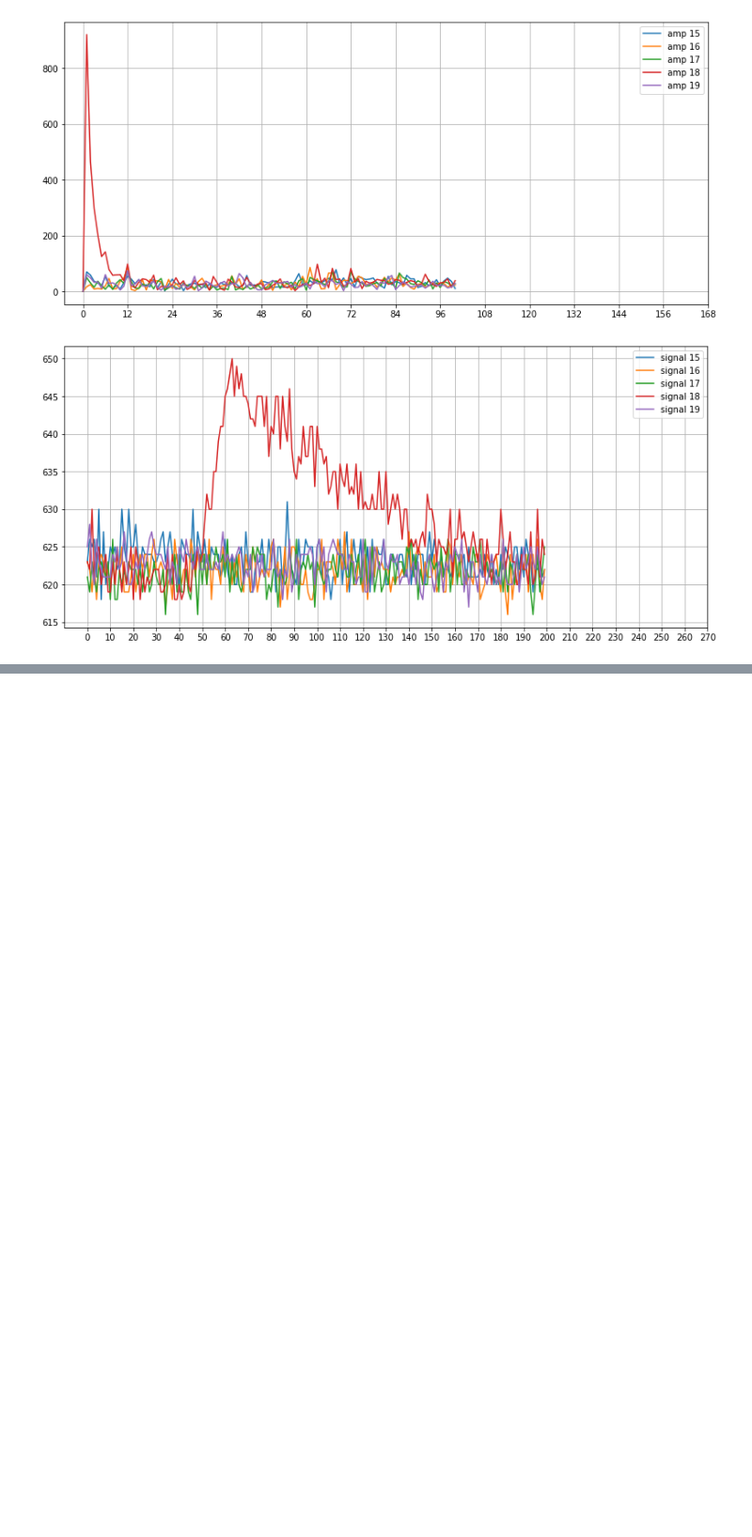
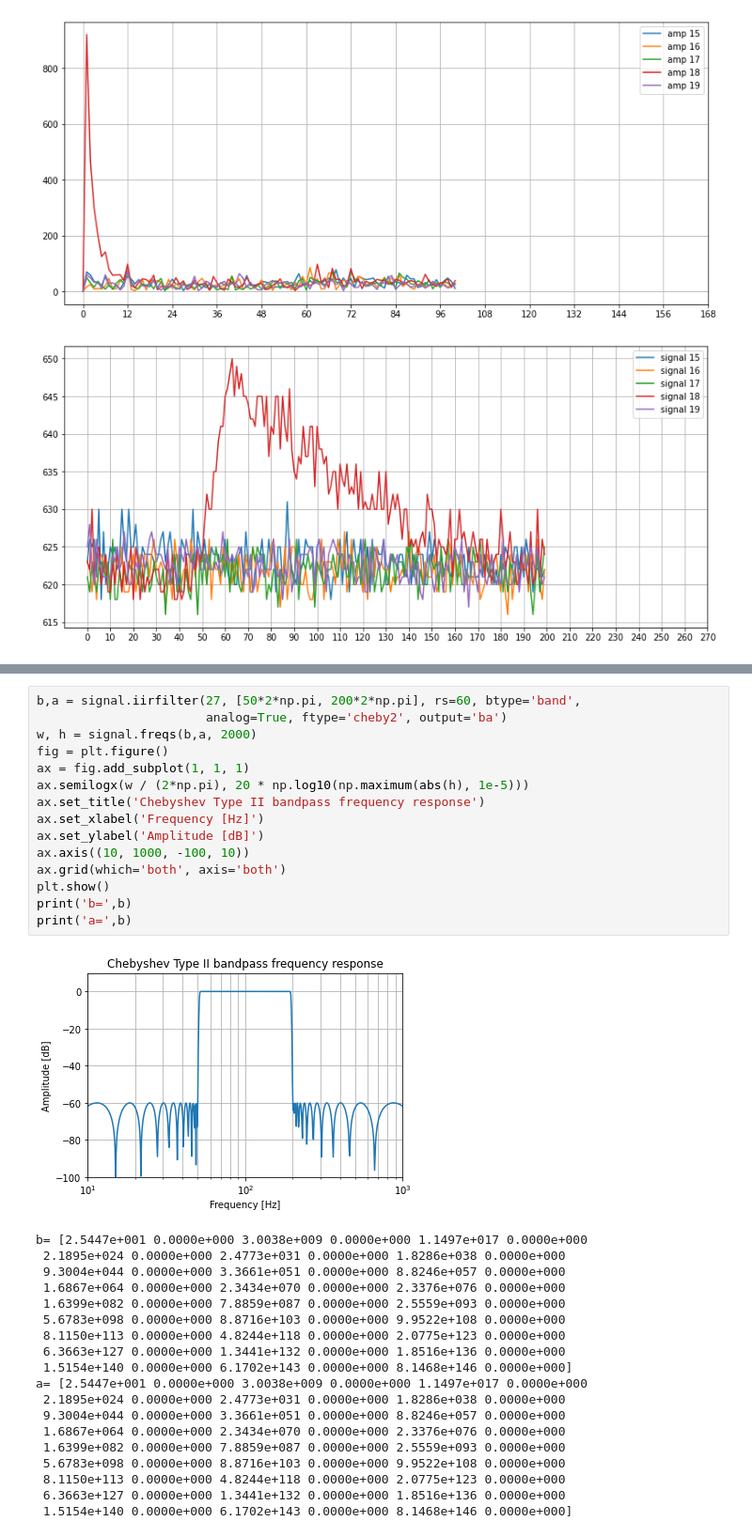
Before and after one commit to forest416/3, a Jupyter notebook: Copy_of_Copy_of_Untitled0.ipynb, the cells around one changed output, grey strips where cells are left out. Shown at 94% size. Saved outputs shown, nothing was run; the diff lists cells and outputs as text; blank space fills up the shorter version.

```diff
--- a/Copy_of_Copy_of_Untitled0.ipynb
+++ b/Copy_of_Copy_of_Untitled0.ipynb
@@ -356,0 +444,35 @@ def despike(yi, th=1.e-3):
+# %%
+b,a = signal.iirfilter(27, [50*2*np.pi, 200*2*np.pi], rs=60, btype='band',
+                       analog=True, ftype='cheby2', output='ba')
+w, h = signal.freqs(b,a, 2000)
+fig = plt.figure()
+ax = fig.add_subplot(1, 1, 1)
+ax.semilogx(w / (2*np.pi), 20 * np.log10(np.maximum(abs(h), 1e-5)))
+ax.set_title('Chebyshev Type II bandpass frequency response')
+ax.set_xlabel('Frequency [Hz]')
+ax.set_ylabel('Amplitude [dB]')
+ax.axis((10, 1000, -100, 10))
+ax.grid(which='both', axis='both')
+plt.show()
+print('b=',b)
+print('a=',b)
+# %% [output]
+[figure, added]
+b= [2.5447e+001 0.0000e+000 3.0038e+009 0.0000e+000 1.1497e+017 0.0000e+000
+ 2.1895e+024 0.0000e+000 2.4773e+031 0.0000e+000 1.8286e+038 0.0000e+000
+ 9.3004e+044 0.0000e+000 3.3661e+051 0.0000e+000 8.8246e+057 0.0000e+000
+ 1.6867e+064 0.0000e+000 2.3434e+070 0.0000e+000 2.3376e+076 0.0000e+000
+ 1.6399e+082 0.0000e+000 7.8859e+087 0.0000e+000 2.5559e+093 0.0000e+000
+ 5.6783e+098 0.0000e+000 8.8716e+103 0.0000e+000 9.9522e+108 0.0000e+000
+ 8.1150e+113 0.0000e+000 4.8244e+118 0.0000e+000 2.0775e+123 0.0000e+000
+ 6.3663e+127 0.0000e+000 1.3441e+132 0.0000e+000 1.8516e+136 0.0000e+000
+ 1.5154e+140 0.0000e+000 6.1702e+143 0.0000e+000 8.1468e+146 0.0000e+000]
+a= [2.5447e+001 0.0000e+000 3.0038e+009 0.0000e+000 1.1497e+017 0.0000e+000
+ 2.1895e+024 0.0000e+000 2.4773e+031 0.0000e+000 1.8286e+038 0.0000e+000
+ 9.3004e+044 0.0000e+000 3.3661e+051 0.0000e+000 8.8246e+057 0.0000e+000
+ 1.6867e+064 0.0000e+000 2.3434e+070 0.0000e+000 2.3376e+076 0.0000e+000
+ 1.6399e+082 0.0000e+000 7.8859e+087 0.0000e+000 2.5559e+093 0.0000e+000
+ 5.6783e+098 0.0000e+000 8.8716e+103 0.0000e+000 9.9522e+108 0.0000e+000
+ 8.1150e+113 0.0000e+000 4.8244e+118 0.0000e+000 2.0775e+123 0.0000e+000
+ 6.3663e+127 0.0000e+000 1.3441e+132 0.0000e+000 1.8516e+136 0.0000e+000
+ 1.5154e+140 0.0000e+000 6.1702e+143 0.0000e+000 8.1468e+146 0.0000e+000]
```
Also changed, not shown: parts of 7 cells of this notebook.
